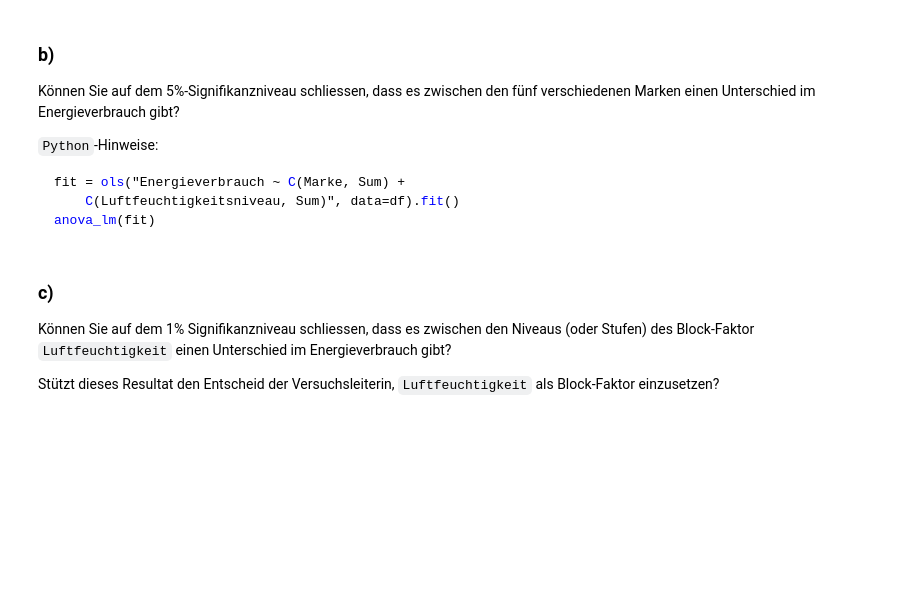
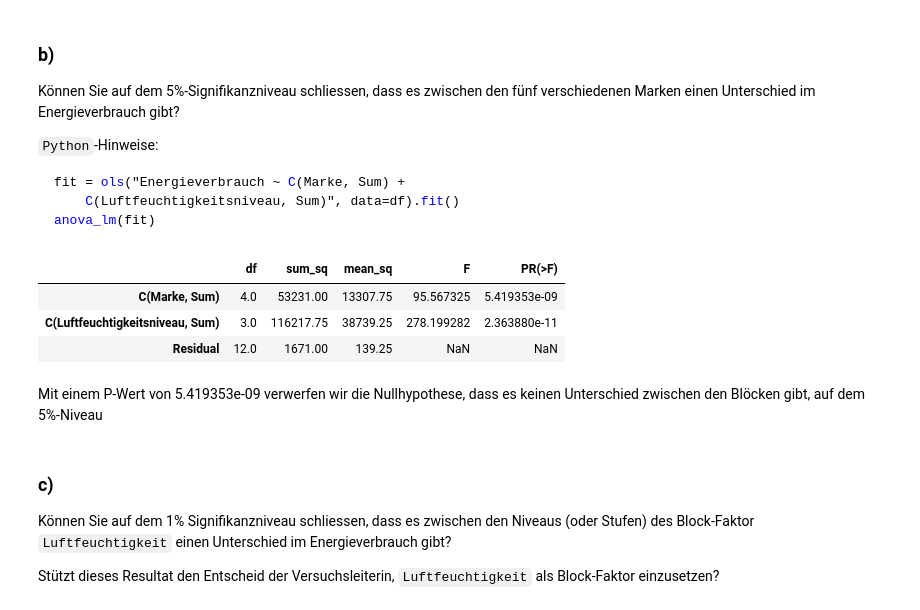
Before and after one commit to KilnOfTheSecondFlame/STAT_HS18_Exercises, a Jupyter notebook: 11_Exercise11/11_Exercise 11.ipynb, the cells around one changed output. Cells and saved outputs as stored; diff of their text form; code cells hidden in the pictures; blank space fills up the shorter version.

````diff
--- a/11_Exercise11/11_Exercise 11.ipynb
+++ b/11_Exercise11/11_Exercise 11.ipynb
@@ -48,6 +73,16 @@ fit = ols("Energieverbrauch ~ C(Marke, Sum) +
     C(Luftfeuchtigkeitsniveau, Sum)", data=df).fit()
 anova_lm(fit)
 ```
+# %%
+fit = ols("Energieverbrauch ~ C(Marke, Sum) + C(Luftfeuchtigkeitsniveau, Sum)", data=luftf).fit()
+anova_lm(fit)
+# %% [output]
+|  | df | sum_sq | mean_sq | F | PR(>F) |
+| C(Marke, Sum) | 4.0 | 53231.00 | 13307.75 | 95.567325 | 5.419353e-09 |
+| C(Luftfeuchtigkeitsniveau, Sum) | 3.0 | 116217.75 | 38739.25 | 278.199282 | 2.363880e-11 |
+| Residual | 12.0 | 1671.00 | 139.25 | NaN | NaN |
+# %% [markdown]
+Mit einem P-Wert von 5.419353e-09 verwerfen wir die Nullhypothese, dass es keinen Unterschied zwischen den Blöcken gibt,  auf dem 5%-Niveau
 # %% [markdown]
 ### c)
 Können Sie auf dem 1% Signifikanzniveau schliessen, dass es zwischen den Niveaus (oder Stufen) des Block-Faktor `Luftfeuchtigkeit` einen Unterschied im Energieverbrauch gibt?
````
Also changed, not shown: parts of 5 cells of this notebook.
